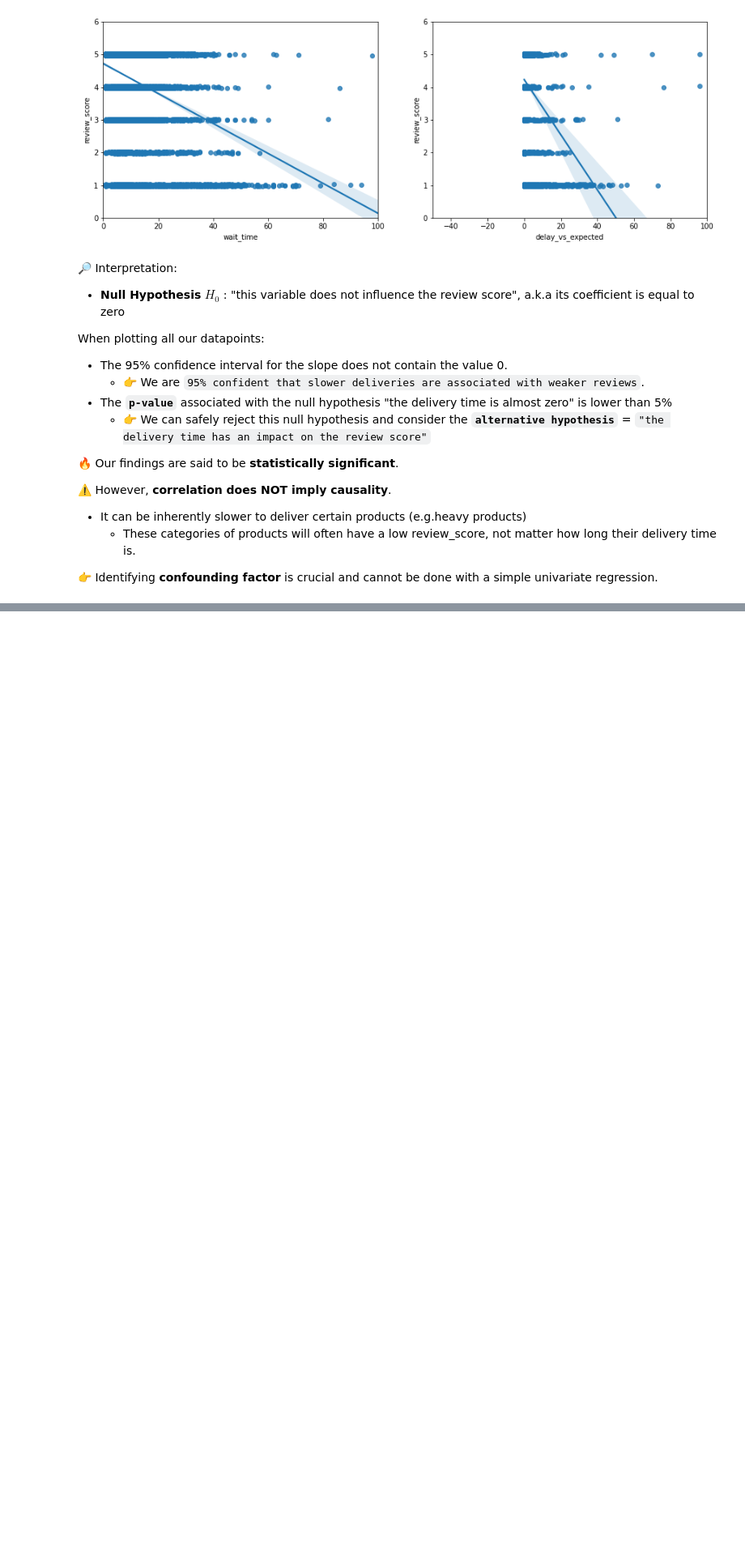
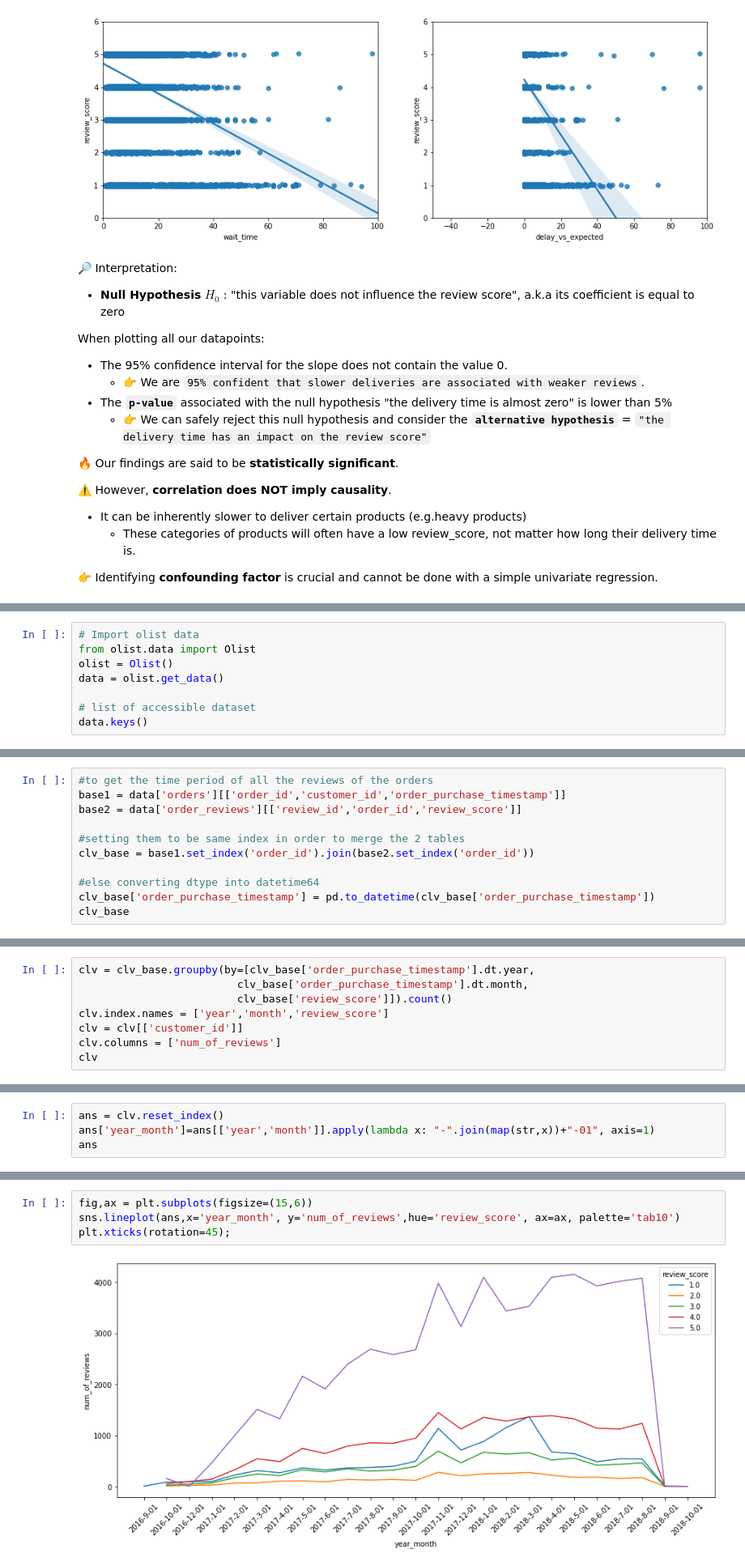
Before and after one commit to yongsin91/olist, a Jupyter notebook: 2_Statistical_Inference/simple_analysis.ipynb, the cells around one changed output, grey strips where cells are left out. Shown at 81% size. Drawn from its saved outputs; the diff is of its cells as text; blank space fills up the shorter version.

```diff
--- a/2_Statistical_Inference/simple_analysis.ipynb
+++ b/2_Statistical_Inference/simple_analysis.ipynb
@@ -206,0 +343,8 @@ When plotting all our datapoints:
+# %%
+# Import olist data
+from olist.data import Olist
+olist = Olist()
+data = olist.get_data()
+
+# list of accessible dataset
+data.keys()
@@ -206,0 +353,11 @@ When plotting all our datapoints:
+# %%
+#to get the time period of all the reviews of the orders
+base1 = data['orders'][['order_id','customer_id','order_purchase_timestamp']]
+base2 = data['order_reviews'][['review_id','order_id','review_score']]
+
+#setting them to be same index in order to merge the 2 tables
+clv_base = base1.set_index('order_id').join(base2.set_index('order_id'))
+
+#else converting dtype into datetime64
+clv_base['order_purchase_timestamp'] = pd.to_datetime(clv_base['order_purchase_timestamp'])
+clv_base
@@ -206,0 +393,8 @@ When plotting all our datapoints:
+# %%
+clv = clv_base.groupby(by=[clv_base['order_purchase_timestamp'].dt.year,
+                         clv_base['order_purchase_timestamp'].dt.month,
+                         clv_base['review_score']]).count()
+clv.index.names = ['year','month','review_score']
+clv = clv[['customer_id']]
+clv.columns = ['num_of_reviews']
+clv
@@ -206,0 +416,4 @@ When plotting all our datapoints:
+# %%
+ans = clv.reset_index()
+ans['year_month']=ans[['year','month']].apply(lambda x: "-".join(map(str,x))+"-01", axis=1)
+ans
@@ -206,0 +434,6 @@ When plotting all our datapoints:
+# %%
+fig,ax = plt.subplots(figsize=(15,6))
+sns.lineplot(ans,x='year_month', y='num_of_reviews',hue='review_score', ax=ax, palette='tab10')
+plt.xticks(rotation=45);
+# %% [output]
+[figure, added]
```
Also changed, not shown: parts of 24 cells of this notebook, 7 other files.
